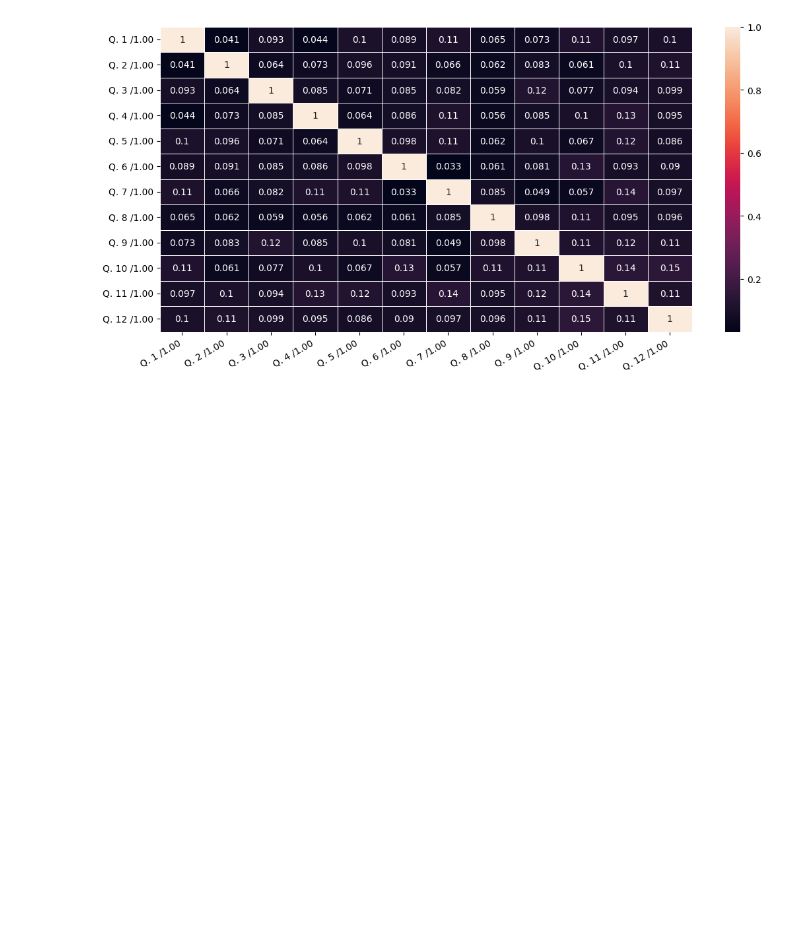
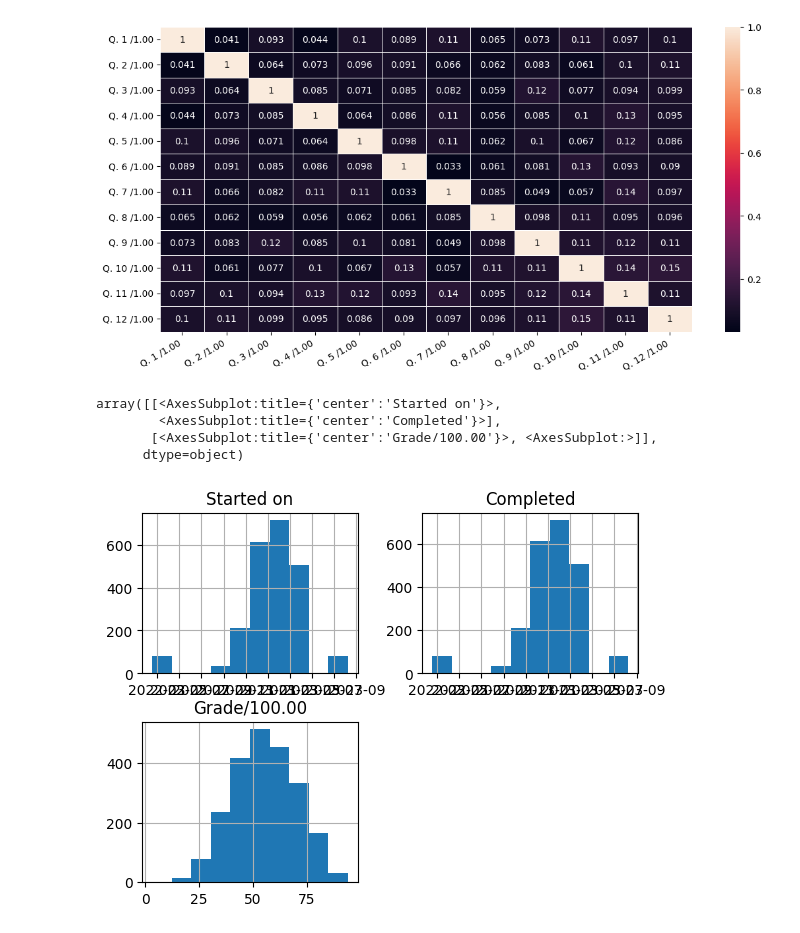
Before and after one commit to Sophal24/DSE_analysis_ds_2023, a Jupyter notebook: 2_data_analysis_dse_test.ipynb, the cells around one changed output. Saved outputs shown, nothing was run; the diff lists cells and outputs as text; code cells hidden in the pictures; blank space fills up the shorter version.

```diff
--- a/2_data_analysis_dse_test.ipynb
+++ b/2_data_analysis_dse_test.ipynb
@@ -554,3 +566,11 @@ plt.xticks(rotation=30, horizontalalignment='right')
 plt.show()
 # %% [output]
 [figure]
+# %%
+df_finished.hist()
+# %% [output]
+array([[<AxesSubplot:title={'center':'Started on'}>,
+        <AxesSubplot:title={'center':'Completed'}>],
+       [<AxesSubplot:title={'center':'Grade/100.00'}>, <AxesSubplot:>]],
+      dtype=object)
+[figure, added]
```
Also changed, not shown: parts of 3 cells of this notebook, 7 other files.
